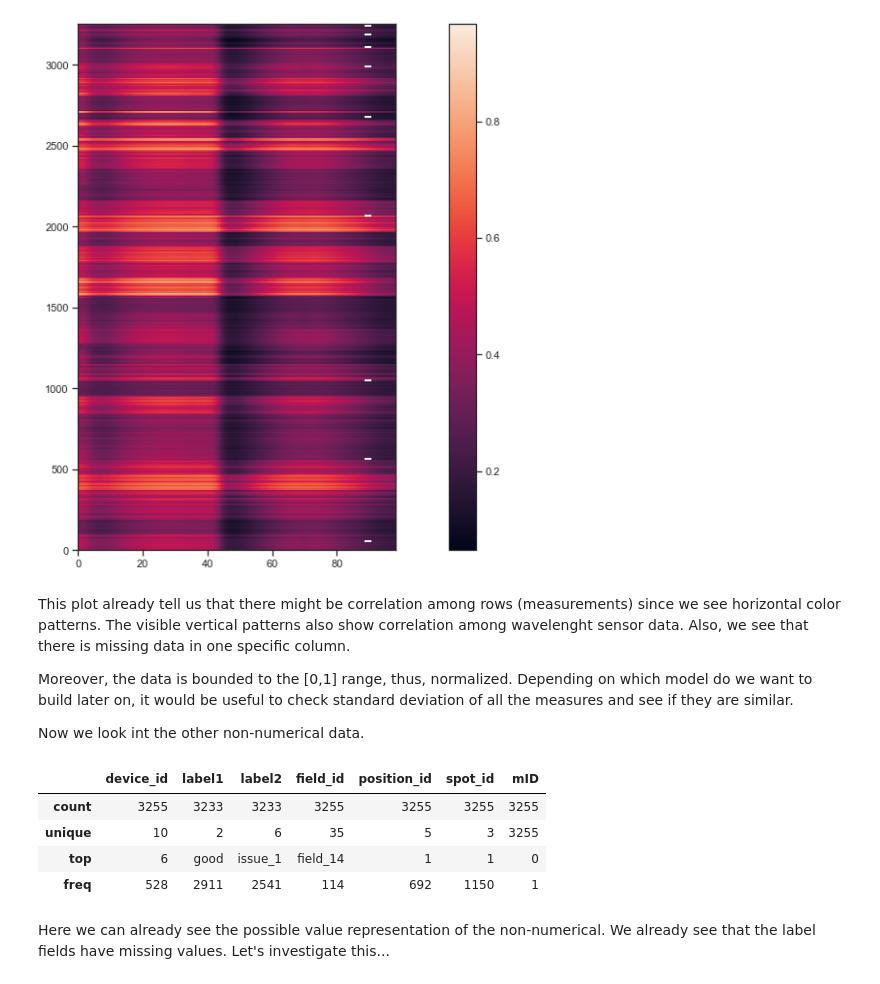
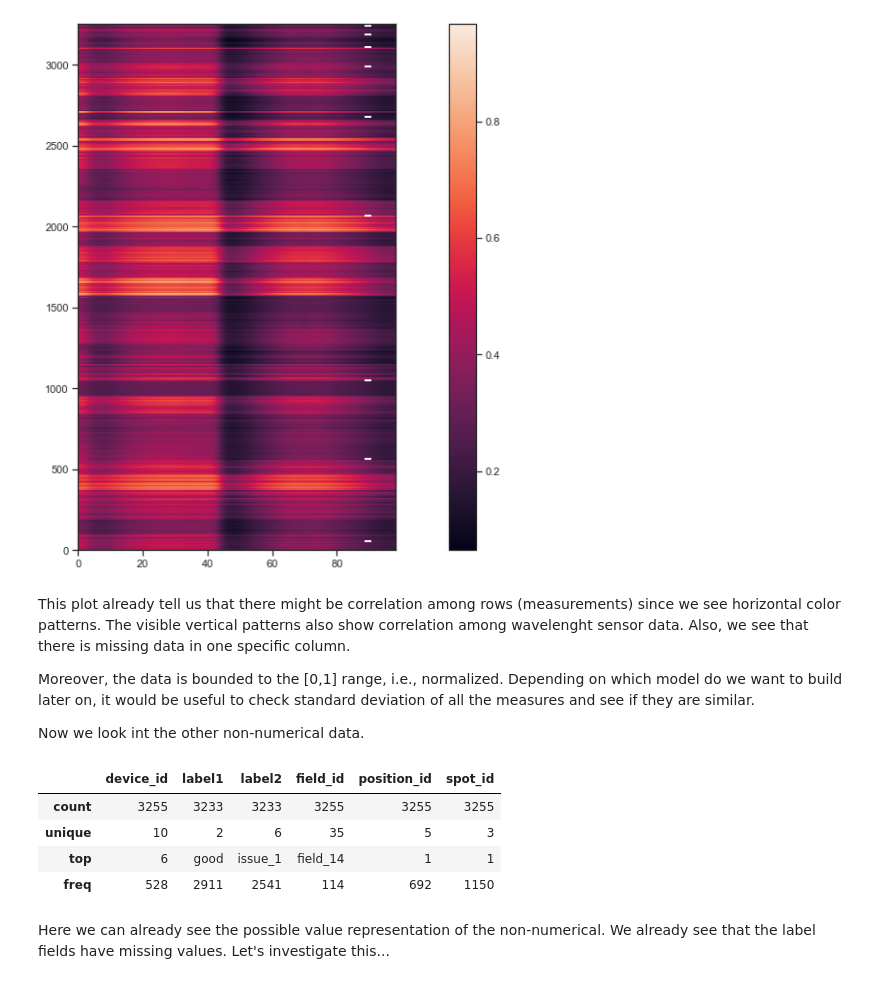
Before and after one commit to nicolasperezdeo/stenon_challenge, a Jupyter notebook: junior_DS_challenge.ipynb, the cells around one changed output. Cells and saved outputs as stored; diff of their text form; code cells hidden in the pictures.

```diff
--- a/junior_DS_challenge.ipynb
+++ b/junior_DS_challenge.ipynb
@@ -84,24 +94,24 @@ plt.colorbar()
 # %% [markdown]
 This plot already tell us that there might be correlation among rows (measurements) since we see horizontal color patterns. The visible vertical patterns also show correlation among wavelenght sensor data. Also, we see that there is missing data in one specific column.
 
-Moreover, the data is bounded to the [0,1] range, thus, normalized. Depending on which model do we want to build later on, it would be useful to check standard deviation of all the measures and see if they are similar.
+Moreover, the data is bounded to the [0,1] range, i.e., normalized. Depending on which model do we want to build later on, it would be useful to check standard deviation of all the measures and see if they are similar.
 
 Now we look int the other non-numerical data.
 # %%
 # Change devide_id, position_id, spot_id and m_id to categorical data
-to_categorical = [ 'device_id', 'field_id', 'position_id', 'spot_id', 'mID']
+to_categorical = [ 'device_id', 'field_id', 'position_id', 'spot_id']
 
 misc_data[to_categorical] = misc_data[to_categorical].astype('category')
 raw_data[to_categorical] = raw_data[to_categorical].astype('category')
 
 # data insights - dropping date since gives warning for describe function
-misc_data.drop(['date'], axis=1).describe()
+misc_data.drop(['date','mID'], axis=1).describe()
 # %% [output]
-|  | device_id | label1 | label2 | field_id | position_id | spot_id | mID |
-| count | 3255 | 3233 | 3233 | 3255 | 3255 | 3255 | 3255 |
-| unique | 10 | 2 | 6 | 35 | 5 | 3 | 3255 |
-| top | 6 | good | issue_1 | field_14 | 1 | 1 | 0 |
-| freq | 528 | 2911 | 2541 | 114 | 692 | 1150 | 1 |
+|  | device_id | label1 | label2 | field_id | position_id | spot_id |
+| count | 3255 | 3233 | 3233 | 3255 | 3255 | 3255 |
+| unique | 10 | 2 | 6 | 35 | 5 | 3 |
+| top | 6 | good | issue_1 | field_14 | 1 | 1 |
+| freq | 528 | 2911 | 2541 | 114 | 692 | 1150 |
 # %% [markdown]
 Here we can already see the possible value representation of the non-numerical. We already see that the label fields have missing values. Let's investigate this...
 # %%
```
Also changed, not shown: parts of 62 cells of this notebook, 2 other files.
